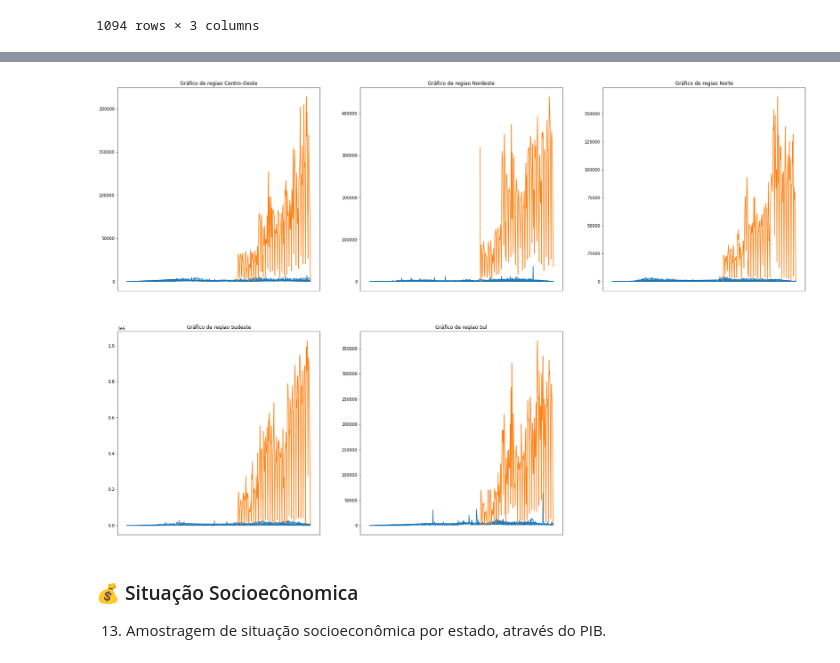
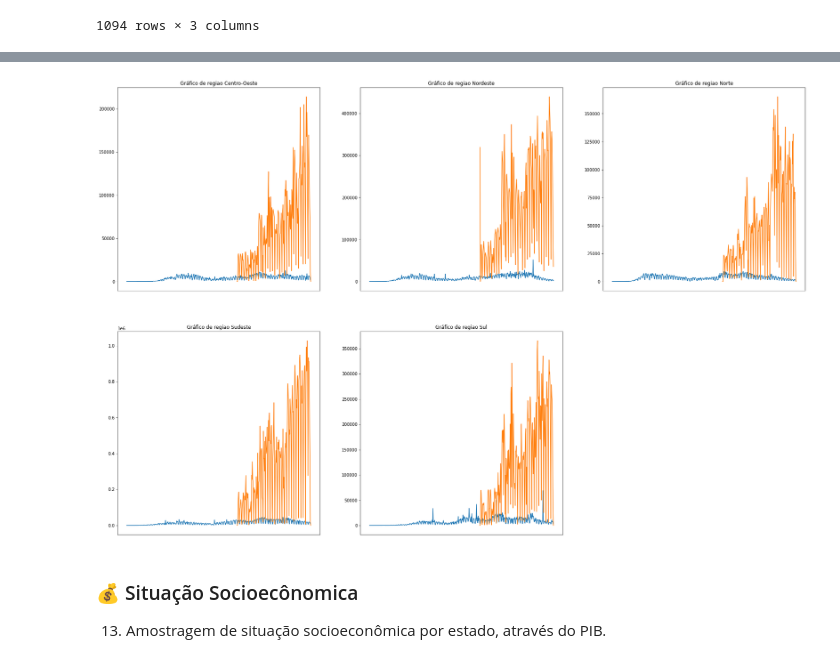
Before and after one commit to stardotwav/BrasilEmDados, a Jupyter notebook: AnaliseExtracaoConhecimento.ipynb, the cells around one changed output, grey strips where cells are left out. Cells and saved outputs as stored; diff of their text form; code cells hidden in the pictures.

Commit message:
Corrigindo o erro de agrupamento

```diff
--- a/AnaliseExtracaoConhecimento.ipynb
+++ b/AnaliseExtracaoConhecimento.ipynb
@@ -326,3 +326,7 @@ dadosRegiaoVacina
 | 1092 | Sul | 2021-08-22 | 24056 |
 | 1093 | Sul | 2021-08-23 | 16 |
 1094 rows × 3 columns
+# %%
+agrupamentoRegiao = data.groupby(by=['regiao','data']).agg({'casosNovos':sum})
+agrupamentoRegiao = agrupamentoRegiao.reset_index()
+agrupamentoRegiao
@@ -329,22 +347,22 @@ dadosRegiaoVacina
 # %%
 regiao =  dadosRegiaoVacina['regiao'].unique()
 plt.rcParams['figure.figsize'] = [30, 20]
 
 for j,i in enumerate(regiao):
     plt.subplot(2,3,j+1)
 
     dadosAC = dadosRegiaoVacina[dadosRegiaoVacina['regiao'] == i]
-    dataAC = data[data.regiao == i]
+    dataAC = agrupamentoRegiao[agrupamentoRegiao.regiao == i]
     dataAC["MesAno"] = pd.to_datetime(dataAC['data'],format = '%Y/%m/%d')
 
     plt.plot(dataAC.MesAno,dataAC.casosNovos)
     plt.plot(dadosAC['Data Vacinação'],dadosAC.quantidade,)
     #plt.xticks(rotation=45)
     plt.title("Gráfico de regiao "+str(i))
     plt.xticks([])
 plt.show()
 # %% [output]
-[figure, old version]
+[figure, new version]
 # %% [markdown]
 ### 💰 Situação Socioecônomica
 
```
Also changed, not shown: parts of 1 cell of this notebook.
